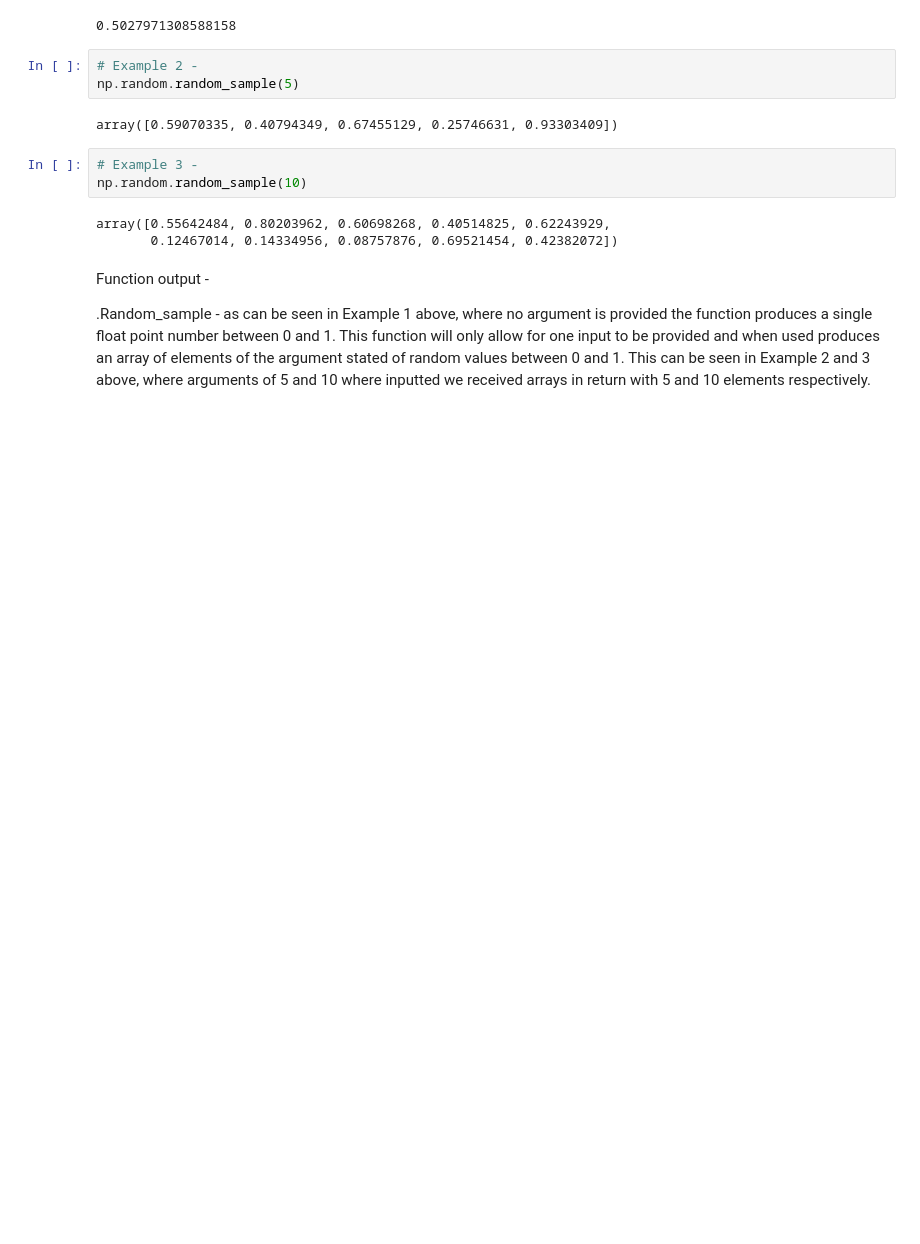
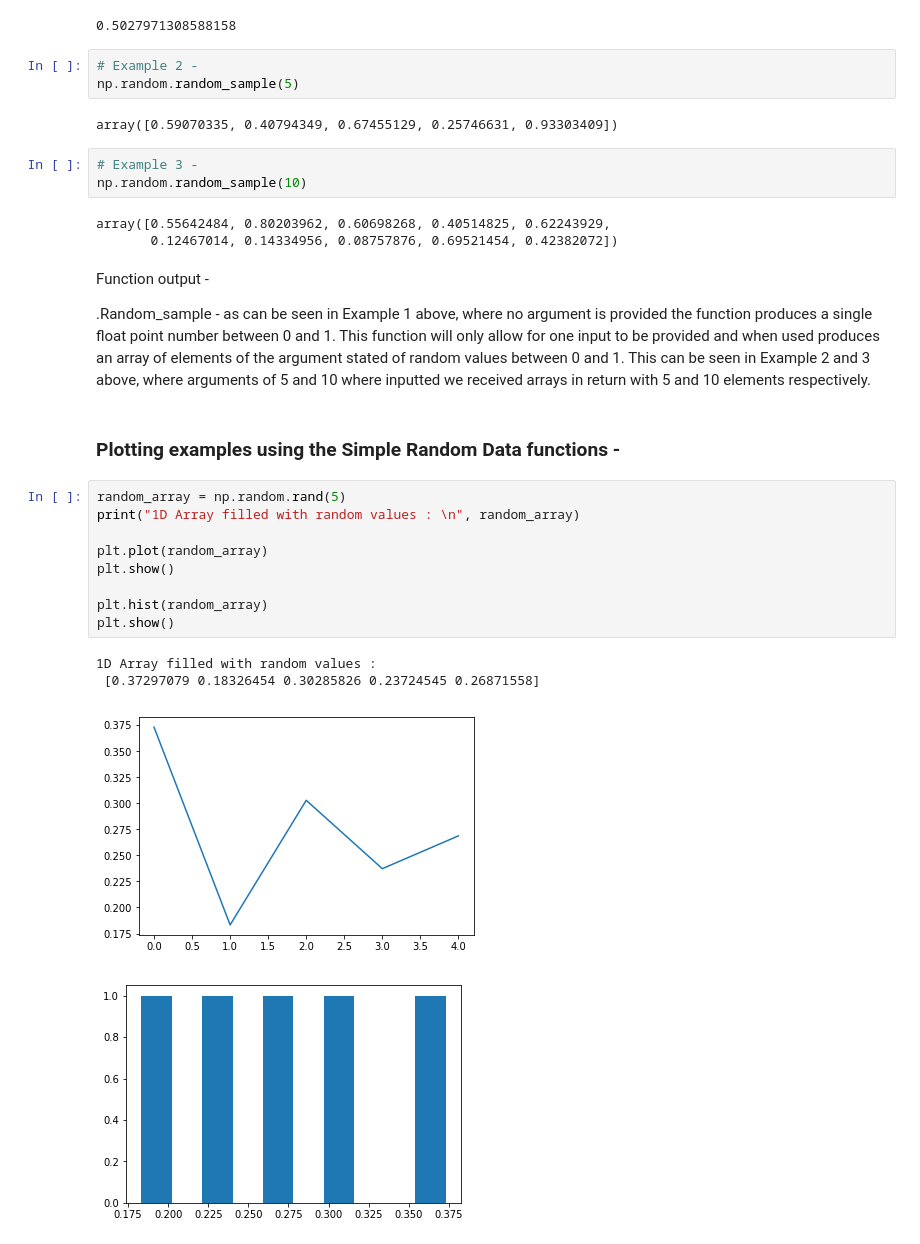
Before and after one commit to ShaunaB93/Programming-for-Data-Analysis-Assignement, a Jupyter notebook: Rough work Jupyter notebook for assignment_new.ipynb, the cells around one changed output. Cells and saved outputs as stored; diff of their text form; blank space fills up the shorter version.

Commit message:
Add files via upload
Additional information added to simple random data discussion. Also added permutations discussion section. Started adding detail for distributions section

```diff
--- a/Rough work Jupyter notebook for assignment_new.ipynb
+++ b/Rough work Jupyter notebook for assignment_new.ipynb
@@ -143,3 +148,19 @@ array([0.55642484, 0.80203962, 0.60698268, 0.40514825, 0.62243929,
 Function output -
 
 .Random_sample - as can be seen in Example 1 above, where no argument is provided the function produces a single float point number between 0 and 1. This function will only allow for one input to be provided and when used produces an array of elements of the argument stated of random values between 0 and 1. This can be seen in Example 2 and 3 above, where arguments of 5 and 10 where inputted we received arrays in return with 5 and 10 elements respectively.
+# %% [markdown]
+### Plotting examples using the Simple Random Data functions -
+# %%
+random_array = np.random.rand(5)
+print("1D Array filled with random values : \n", random_array)
+
+plt.plot(random_array)
+plt.show()
+
+plt.hist(random_array)
+plt.show()
+# %% [output]
+1D Array filled with random values :
+ [0.37297079 0.18326454 0.30285826 0.23724545 0.26871558]
+[figure, added]
+[figure, added]
```
Also changed, not shown: parts of 22 cells of this notebook.
